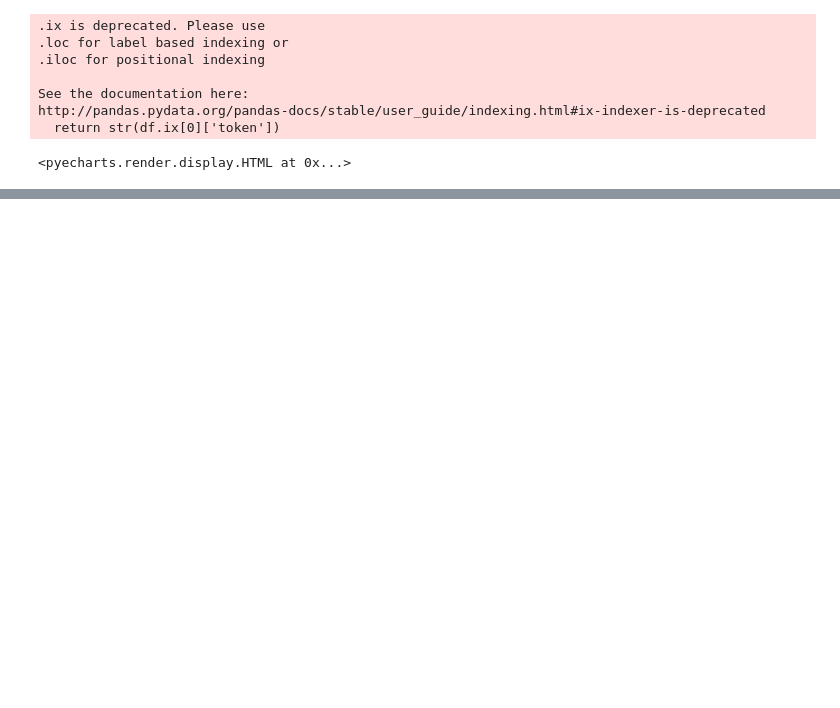
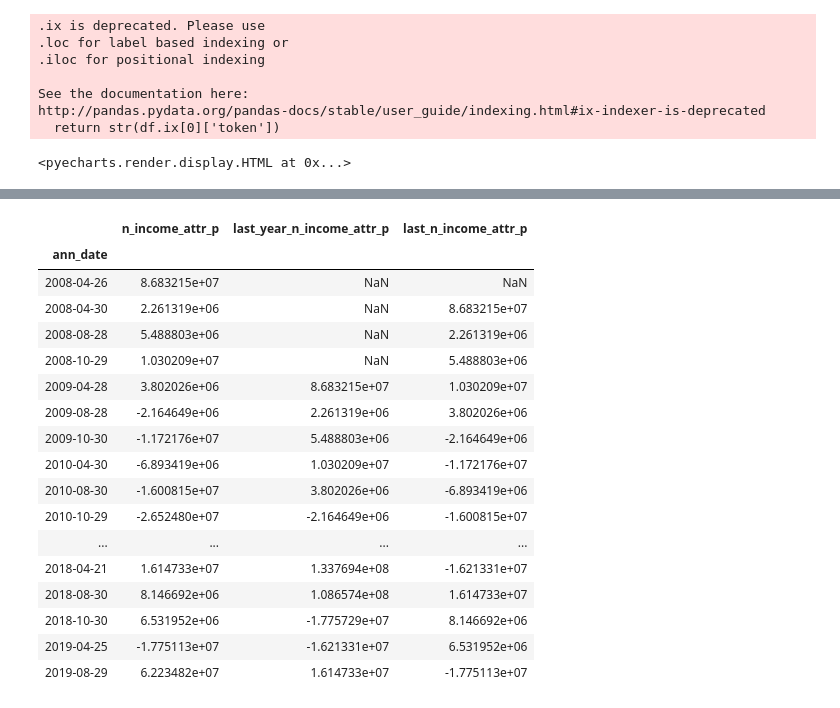
Before and after one commit to dcais/stock_notebook, a Jupyter notebook: notebook/finance.ipynb, the cells around one changed output, grey strips where cells are left out. Saved outputs shown, nothing was run; the diff lists cells and outputs as text; code cells hidden in the pictures; blank space fills up the shorter version.

```diff
--- a/notebook/finance.ipynb
+++ b/notebook/finance.ipynb
@@ -85,6 +105,27 @@ df = df_income.drop_duplicates(["ann_date"],keep="last")[['n_income_attr_p']]
 # %%
 df['last_year_n_income_attr_p'] = df['n_income_attr_p'].shift(4)
 df['last_n_income_attr_p'] = df['n_income_attr_p'].shift(1)
+
+df
+# %% [output]
+|  | n_income_attr_p | last_year_n_income_attr_p | last_n_income_attr_p |
+| ann_date |  |  |  |
+| 2008-04-26 | 8.683215e+07 | NaN | NaN |
+| 2008-04-30 | 2.261319e+06 | NaN | 8.683215e+07 |
+| 2008-08-28 | 5.488803e+06 | NaN | 2.261319e+06 |
+| 2008-10-29 | 1.030209e+07 | NaN | 5.488803e+06 |
+| 2009-04-28 | 3.802026e+06 | 8.683215e+07 | 1.030209e+07 |
+| 2009-08-28 | -2.164649e+06 | 2.261319e+06 | 3.802026e+06 |
+| 2009-10-30 | -1.172176e+07 | 5.488803e+06 | -2.164649e+06 |
+| 2010-04-30 | -6.893419e+06 | 1.030209e+07 | -1.172176e+07 |
+| 2010-08-30 | -1.600815e+07 | 3.802026e+06 | -6.893419e+06 |
+| 2010-10-29 | -2.652480e+07 | -2.164649e+06 | -1.600815e+07 |
+| ... | ... | ... | ... |
+| 2018-04-21 | 1.614733e+07 | 1.337694e+08 | -1.621331e+07 |
+| 2018-08-30 | 8.146692e+06 | 1.086574e+08 | 1.614733e+07 |
+| 2018-10-30 | 6.531952e+06 | -1.775729e+07 | 8.146692e+06 |
+| 2019-04-25 | -1.775113e+07 | -1.621331e+07 | 6.531952e+06 |
+| 2019-08-29 | 6.223482e+07 | 1.614733e+07 | -1.775113e+07 |
 # %%
 df['income_tongbi'] =  ( df['n_income_attr_p']- df['last_year_n_income_attr_p'] )/(df['last_year_n_income_attr_p'])
 # %%
```
Also changed, not shown: parts of 5 cells of this notebook, 2 other files.
